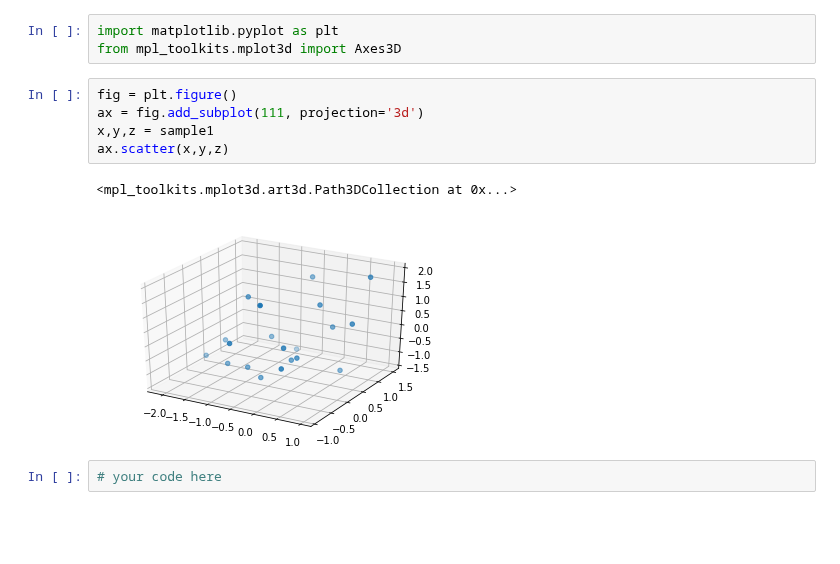
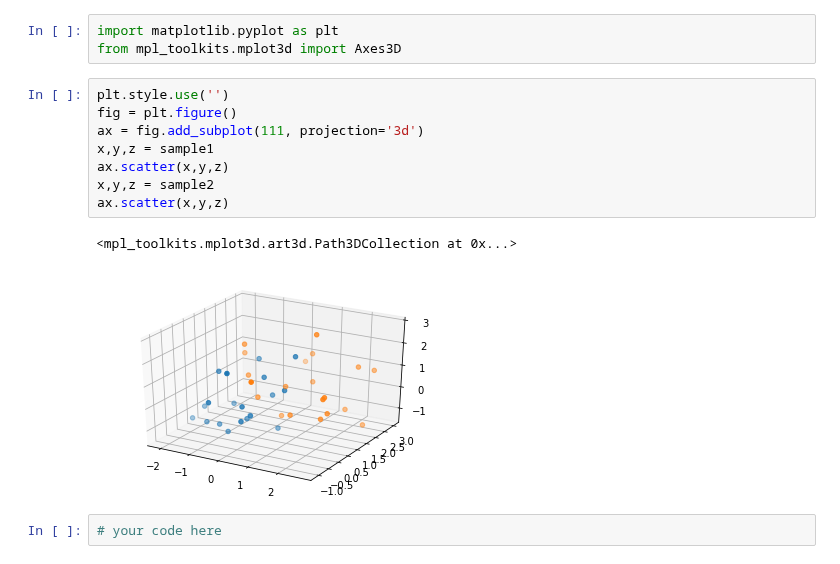
Before and after one commit to Patrickbfuller/dsc-3-34-07-pca-implementation-visualization-python-numpy-lab-seattle-ds-career-040119, a Jupyter notebook: index.ipynb, the cells around one changed output. Drawn from its saved outputs; the diff is of its cells as text; blank space fills up the shorter version.

```diff
--- a/index.ipynb
+++ b/index.ipynb
@@ -84,13 +84,16 @@ We can now plot both of these samples on a 3d scatter matrix showing data along
 import matplotlib.pyplot as plt
 from mpl_toolkits.mplot3d import Axes3D
 # %%
+plt.style.use('')
 fig = plt.figure()
 ax = fig.add_subplot(111, projection='3d')
 x,y,z = sample1
 ax.scatter(x,y,z)
+x,y,z = sample2
+ax.scatter(x,y,z)
 # %% [output]
 <mpl_toolkits.mplot3d.art3d.Path3DCollection at 0x...>
-[figure, old version]
+[figure, new version]
 # %%
 # your code here
 # %% [output]
```
